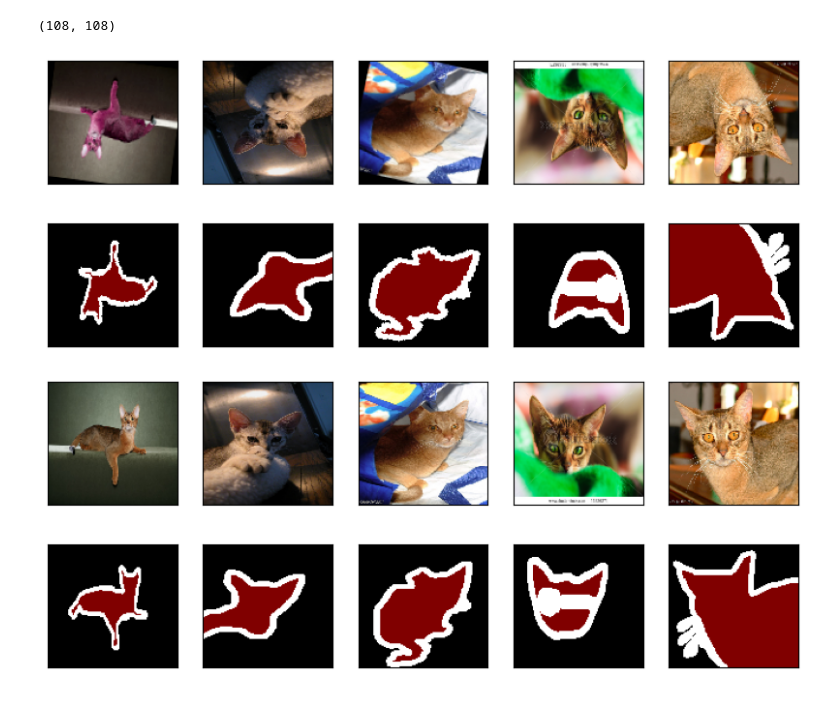
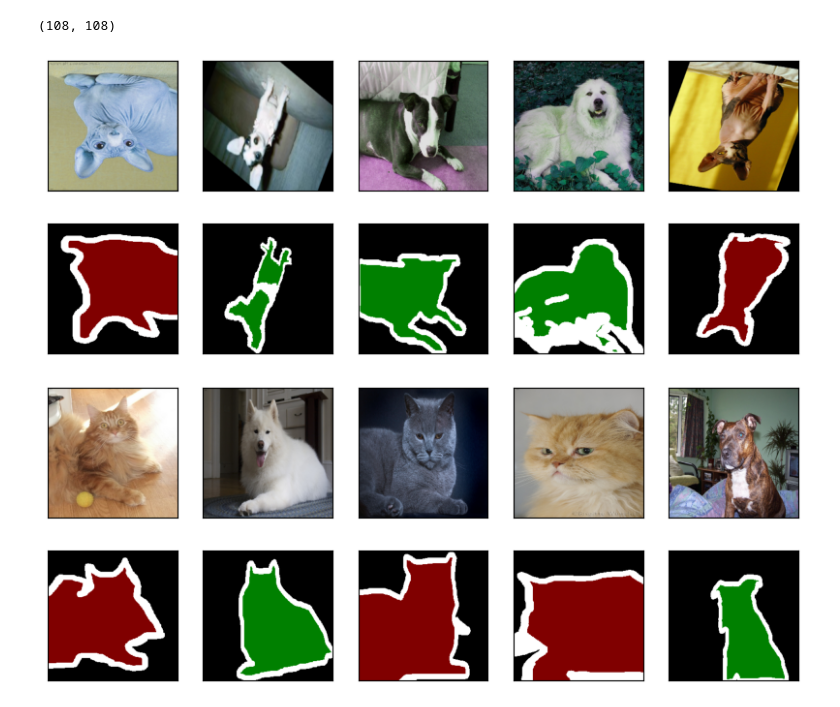
Before and after one commit to Sylvia-678/CV-1, a Jupyter notebook: main-Copy1.ipynb, the cells around one changed output. Saved outputs shown, nothing was run; the diff lists cells and outputs as text; code cells hidden in the pictures.

```diff
--- a/main-Copy1.ipynb
+++ b/main-Copy1.ipynb
@@ -150,10 +240,10 @@ def visualize_transform_images(max, dataset):
         fig.axes.get_xaxis().set_visible(False)
         fig.axes.get_yaxis().set_visible(False)
 
-visualize_transform_images(5, aug_train_val_dataset)
+visualize_transform_images(5, aug_train_dataset)
 # %% [output]
-[figure, old version]
+[figure, new version]
 # %%
-visualize_transform_images(5, resize_train_val_dataset)
+visualize_transform_images(5, resize_val_dataset)
 # %% [output]
-[figure, old version]
+[figure, new version]
```
Also changed, not shown: parts of 15 cells of this notebook, 2 other files.
